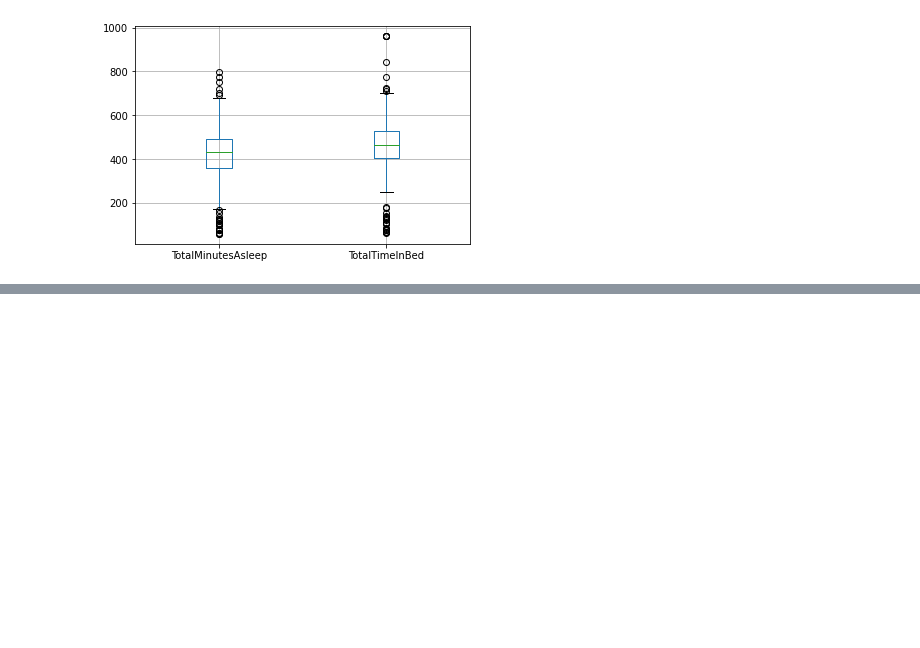
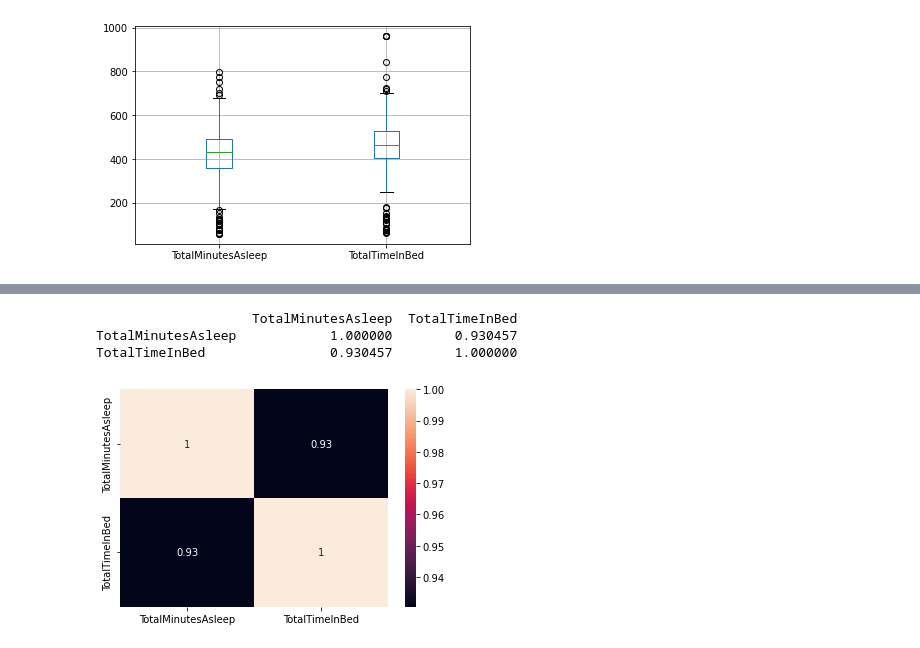
Before and after one commit to weswong02/CPSC4310, a Jupyter notebook: MLP/MLP2/analysis/EDA.ipynb, the cells around one changed output, grey strips where cells are left out. Cells and saved outputs as stored; diff of their text form; code cells hidden in the pictures; blank space fills up the shorter version.

```diff
--- a/MLP/MLP2/analysis/EDA.ipynb
+++ b/MLP/MLP2/analysis/EDA.ipynb
@@ -60,0 +108,9 @@ boxplot = df4.boxplot(column=["TotalMinutesAsleep", "TotalTimeInBed"])
+# %%
+print(df4.corr())
+sns.heatmap(df4.corr(), annot=True)
+plt.show()
+# %% [output]
+                    TotalMinutesAsleep  TotalTimeInBed
+TotalMinutesAsleep            1.000000        0.930457
+TotalTimeInBed                0.930457        1.000000
+[figure, added]
```
Also changed, not shown: parts of 6 cells of this notebook.
